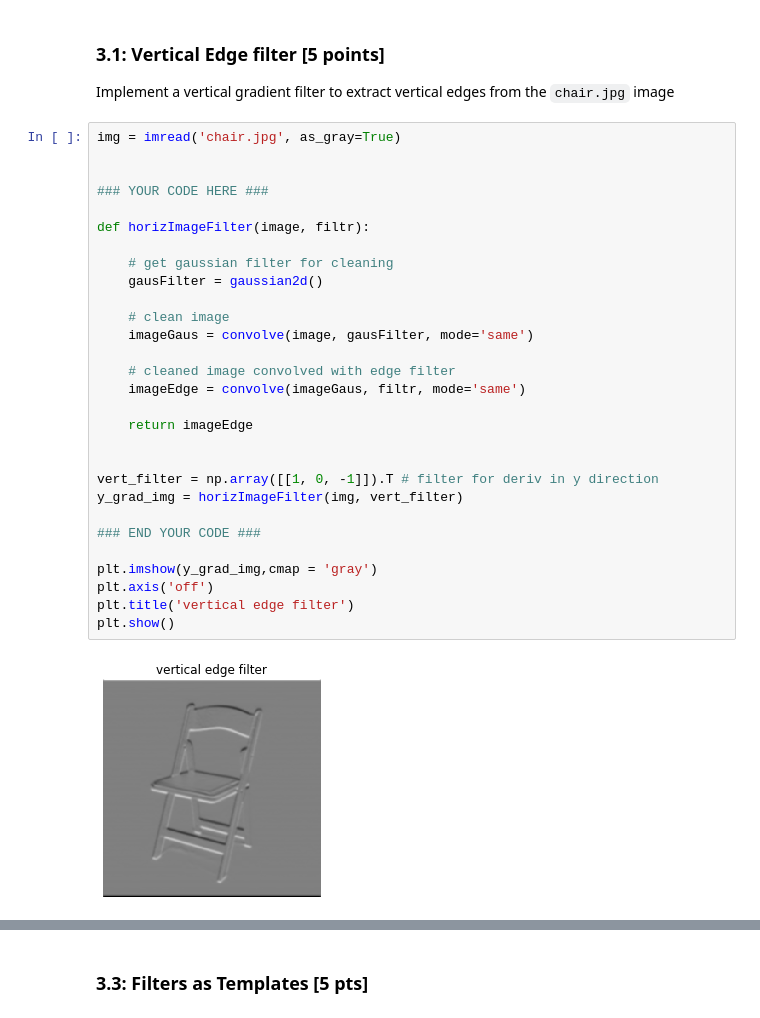
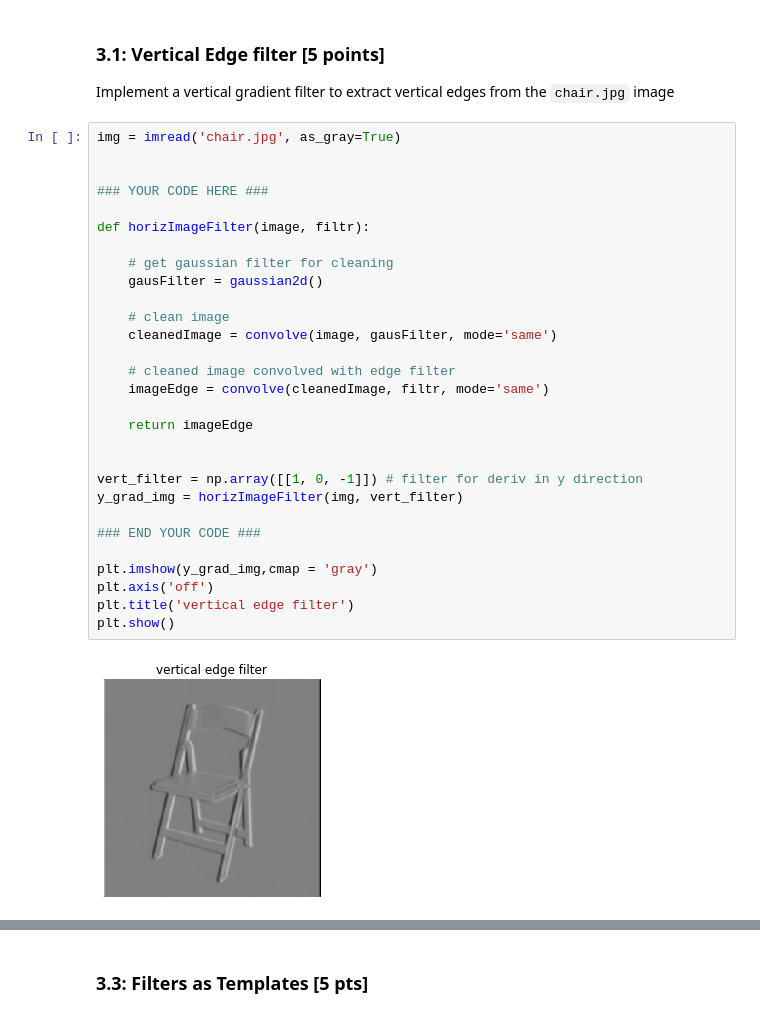
Before and after one commit to darylnak/computervision, a Jupyter notebook: hw1/HW1.ipynb, the cells around one changed output, grey strips where cells are left out. Saved outputs shown, nothing was run; the diff lists cells and outputs as text.

```diff
--- a/hw1/HW1.ipynb
+++ b/hw1/HW1.ipynb
@@ -477,33 +477,33 @@ Implement a vertical gradient filter to extract vertical edges from the `chair.j
 # %%
 img = imread('chair.jpg', as_gray=True)
 
 
 ### YOUR CODE HERE ###
 
 def horizImageFilter(image, filtr):
 
     # get gaussian filter for cleaning
     gausFilter = gaussian2d()
 
     # clean image
-    imageGaus = convolve(image, gausFilter, mode='same')
+    cleanedImage = convolve(image, gausFilter, mode='same')
 
     # cleaned image convolved with edge filter
-    imageEdge = convolve(imageGaus, filtr, mode='same')
+    imageEdge = convolve(cleanedImage, filtr, mode='same')
 
     return imageEdge
 
 
-vert_filter = np.array([[1, 0, -1]]).T # filter for deriv in y direction
+vert_filter = np.array([[1, 0, -1]]) # filter for deriv in y direction
 y_grad_img = horizImageFilter(img, vert_filter)
 
 ### END YOUR CODE ###
 
 plt.imshow(y_grad_img,cmap = 'gray')
 plt.axis('off')
 plt.title('vertical edge filter')
 plt.show()
 # %% [output]
-[figure, old version]
+[figure, new version]
 # %% [markdown]
 ### 3.2: Linearly Separable Filters [5 points]
```
Also changed, not shown: parts of 5 cells of this notebook.
